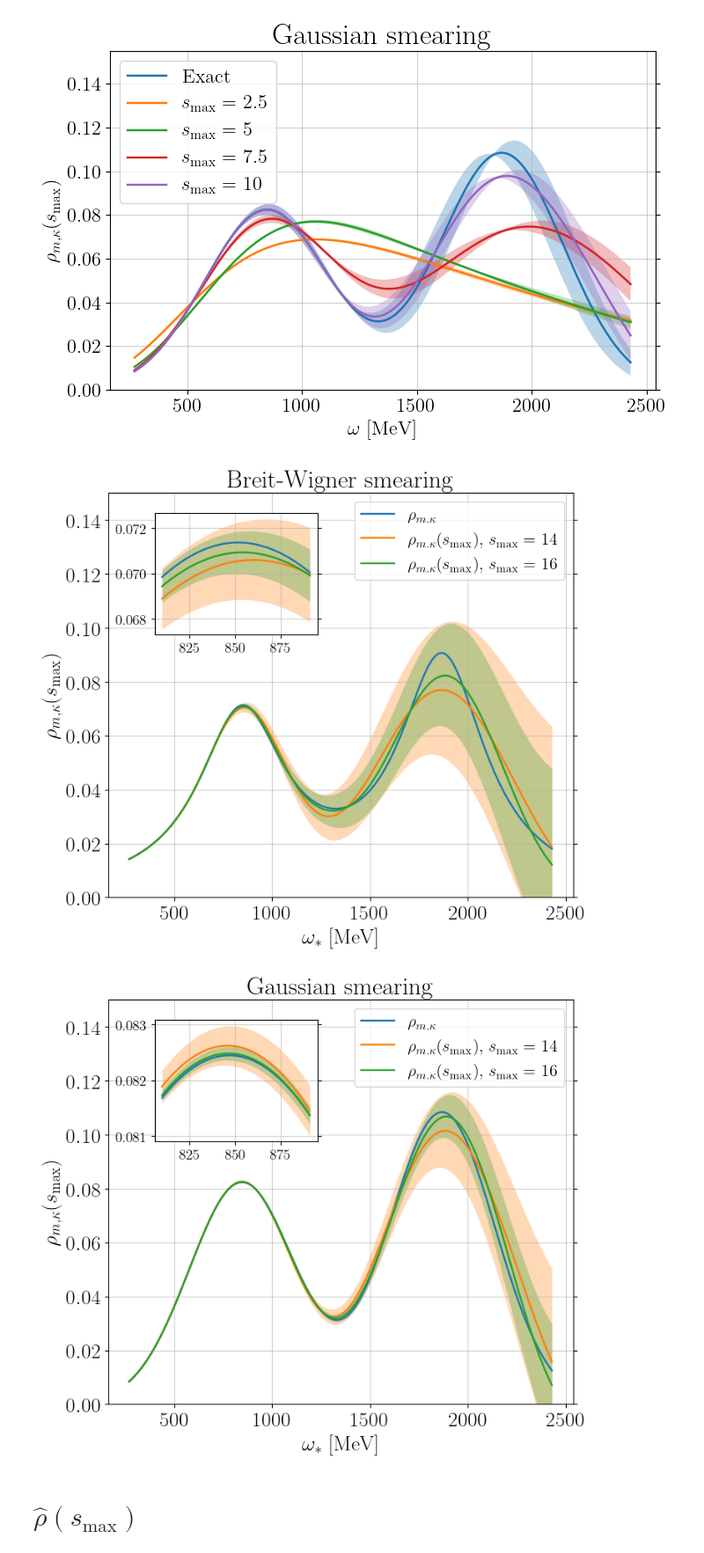
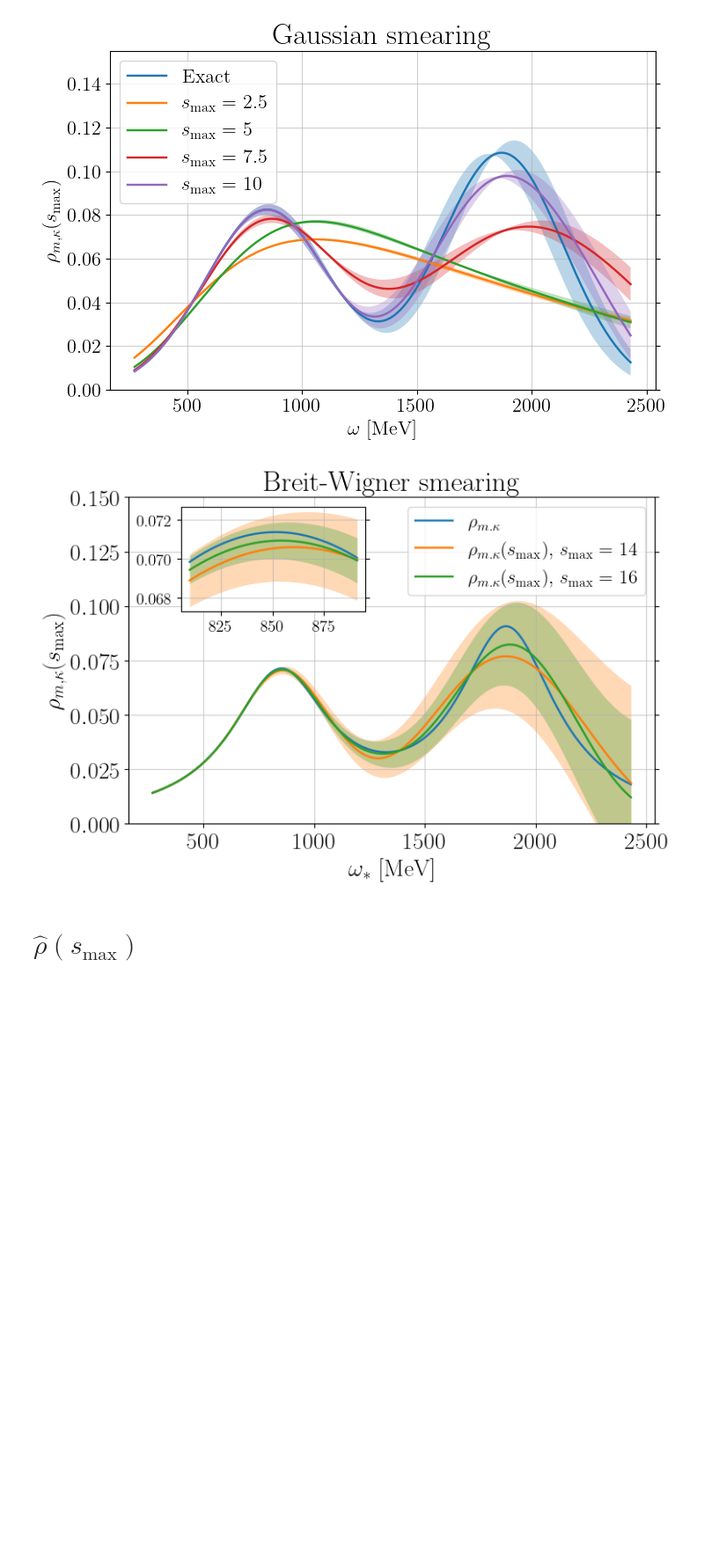
Before and after one commit to DiegoToniolo/Analysis_spectral_densities, a Jupyter notebook: thesis_plot.ipynb, the cells around one changed output. Shown at 88% size. Saved outputs shown, nothing was run; the diff lists cells and outputs as text; code cells hidden in the pictures; blank space fills up the shorter version.

Commit message:
Plots for thesis and Delta_rho_a

```diff
--- a/thesis_plot.ipynb
+++ b/thesis_plot.ipynb
@@ -257,7 +331,7 @@ cov_m = np.array([[5.70251123e-09, 2.36882975e-07, 6.65745273e-08, 1.50046728e-0
 # Exact spectral densities
 # %%
 m = 2
-ker = ["Breit-Wigner", "Gaussian"]
+ker = ["Breit-Wigner"]
 sigma = np.array([0.5, 1.0, 2.0])*270*0.065/197.3
 w = np.linspace(1, 9, 201)*270*0.065/197.3
 
@@ -297,7 +370,7 @@ for ki in range(len(ker)):
 # $\rho(s_\mathrm{max})$
 # %%
 m = 2
-ker = ["Breit-Wigner", "Gaussian"]
+ker = ["Breit-Wigner"]
 sigma = 270*0.065/197.3
 s = [2.5, 5, 7.5, 10]
 w = np.linspace(1, 9, 201)*270*0.065/197.3
@@ -330,7 +405,7 @@ for ki in range(len(ker)):
 [figure]
 # %%
 m = 2
-ker = ["Breit-Wigner", "Gaussian"]
+ker = ["Breit-Wigner"]
 sigma = 270*0.065/197.3
 s = [+np.inf, 14, 16]
 w = np.linspace(1, 9, 201)*270*0.065/197.3
@@ -358,34 +433,34 @@ for ki in range(len(ker)):
                 err_rho_zoom[ki, si, wi] = bound_smax(w[wi], s[si], m, par, cov, ker[ki], sigma, +np.inf)[0]
 # %%
 for ki in range(len(ker)):
-    plt.figure(figsize=(8,7))
+    #plt.figure(figsize=(8,7))
     w = np.linspace(1, 9, 201)*270*0.065/197.3
     for si in range(len(s)):
         if s[si] == +np.inf:
             plt.plot(w/0.065*197.3, rho[ki, si, :], label = r"$\rho_{m. \kappa}$")
         else:
             line, = plt.plot(w/0.065*197.3, rho[ki, si, :], label = r"$\rho_{m. \kappa}(s_\mathrm{max})$, $s_\mathrm{max} = \,\,$"+r"${}$".format(s[si]))
             plt.fill_between(w/0.065*197.3, rho[ki, si, :]-err_rho[ki, si, :], rho[ki, si, :]+err_rho[ki, si, :], alpha = 0.3, color = line.get_color(), linewidth=0)
     plt.legend(loc="upper right", fontsize = 16)
     plt.xlabel(r"$\omega_*$ [MeV]")
     plt.ylabel(r"$\rho_{m, \kappa}(s_\mathrm{max})$")
     plt.title(ker[ki] + " smearing", fontsize = 24)
     #plt.tight_layout()
     #b, t = plt.ylim()
     plt.ylim(0, 0.15)
     ax = plt.gca()
-    ins = ax.inset_axes([0.1, 0.65, 0.35, 0.3])
+    ins = ax.inset_axes([0.10, 0.65, 0.35, 0.32])
     w = np.linspace(3, 3.3, 201)*270*0.065/197.3
     for si in range(len(s)):
         if s[si] == +np.inf:
             ins.plot(w/0.065*197.3, rho_zoom[ki, si, :], label = r"$\rho_{m. \kappa}$")
         else:
             line, = ins.plot(w/0.065*197.3, rho_zoom[ki, si, :])
             ins.fill_between(w/0.065*197.3, rho_zoom[ki, si, :]-err_rho_zoom[ki, si, :], rho_zoom[ki, si, :]+err_rho_zoom[ki, si, :], alpha = 0.3, color = line.get_color(), linewidth=0)
     ins.tick_params(axis='both', which='major', labelsize=14)
+    #ins.set_ylim(0.067, 0.073)
     plt.show()
 # %% [output]
-[figure, old version]
+[figure, new version]
-[figure, removed]
 # %% [markdown]
 # $\hat\rho(s_\mathrm{max})$
```
Also changed, not shown: parts of 17 cells of this notebook.
